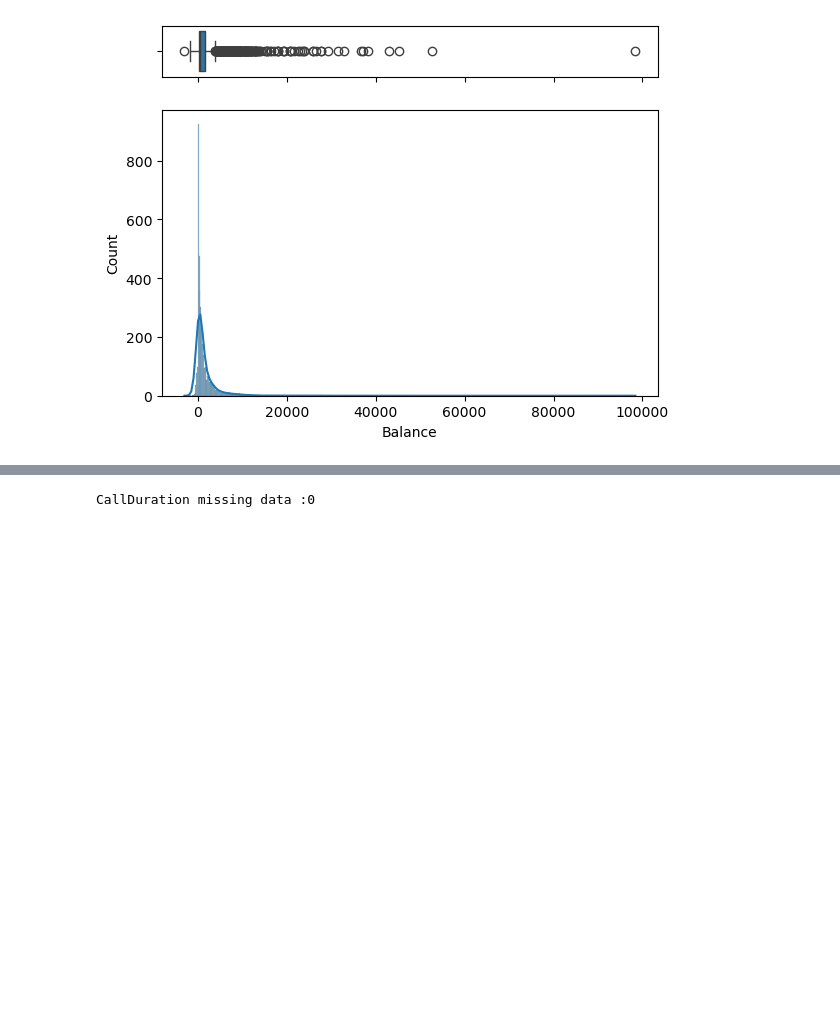
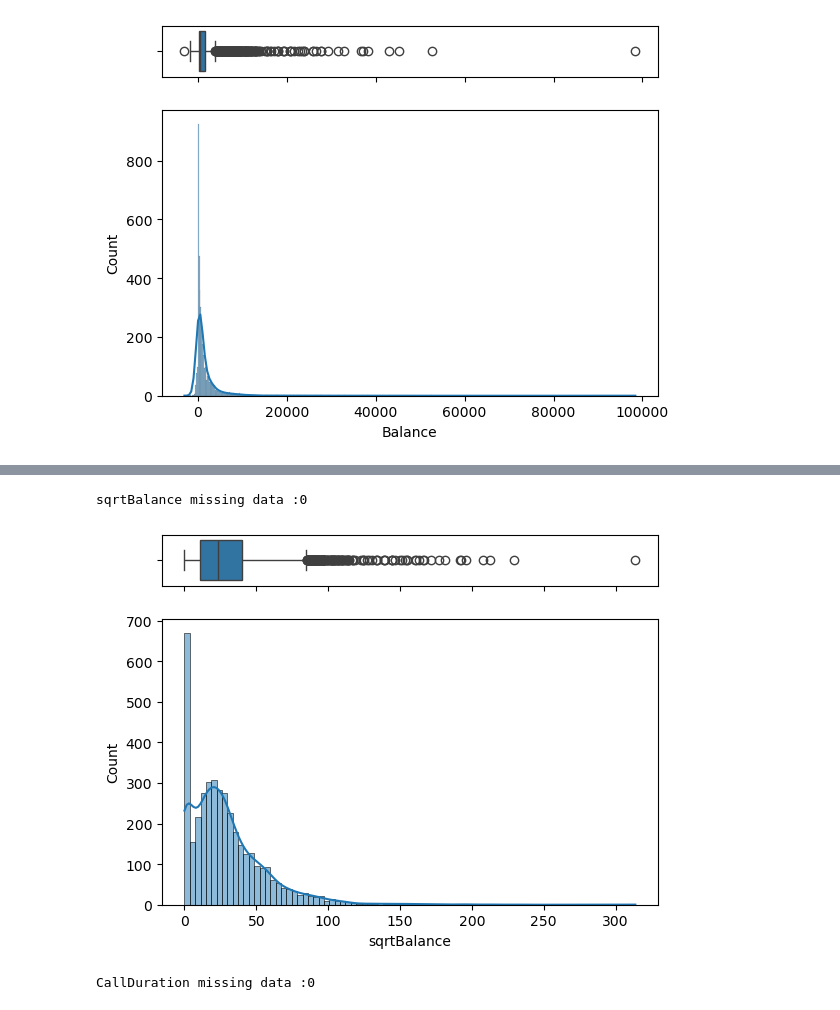
Before and after one commit to isaacebi/Car-Insurance-Cold-Calls, a Jupyter notebook: notebooks/1.0-ie-data-exploration.ipynb, the cells around one changed output, grey strips where cells are left out. Drawn from its saved outputs; the diff is of its cells as text; code cells hidden in the pictures; blank space fills up the shorter version.

```diff
--- a/notebooks/1.0-ie-data-exploration.ipynb
+++ b/notebooks/1.0-ie-data-exploration.ipynb
@@ -310,3 +365,9 @@ Balance missing data :0
+# %%
+df['sqrtBalance'] = np.where(df['Balance'] >= 0, np.sqrt(df['Balance']), 0)
+boxHist_con(df, 'sqrtBalance')
+# %% [output]
+sqrtBalance missing data :0
+[figure, added]
 # %%
 #--Call Duration--#
 df['CallStart'] = pd.to_datetime(df['CallStart'], format='%H:%M:%S')
```
Also changed, not shown: parts of 10 cells of this notebook.
